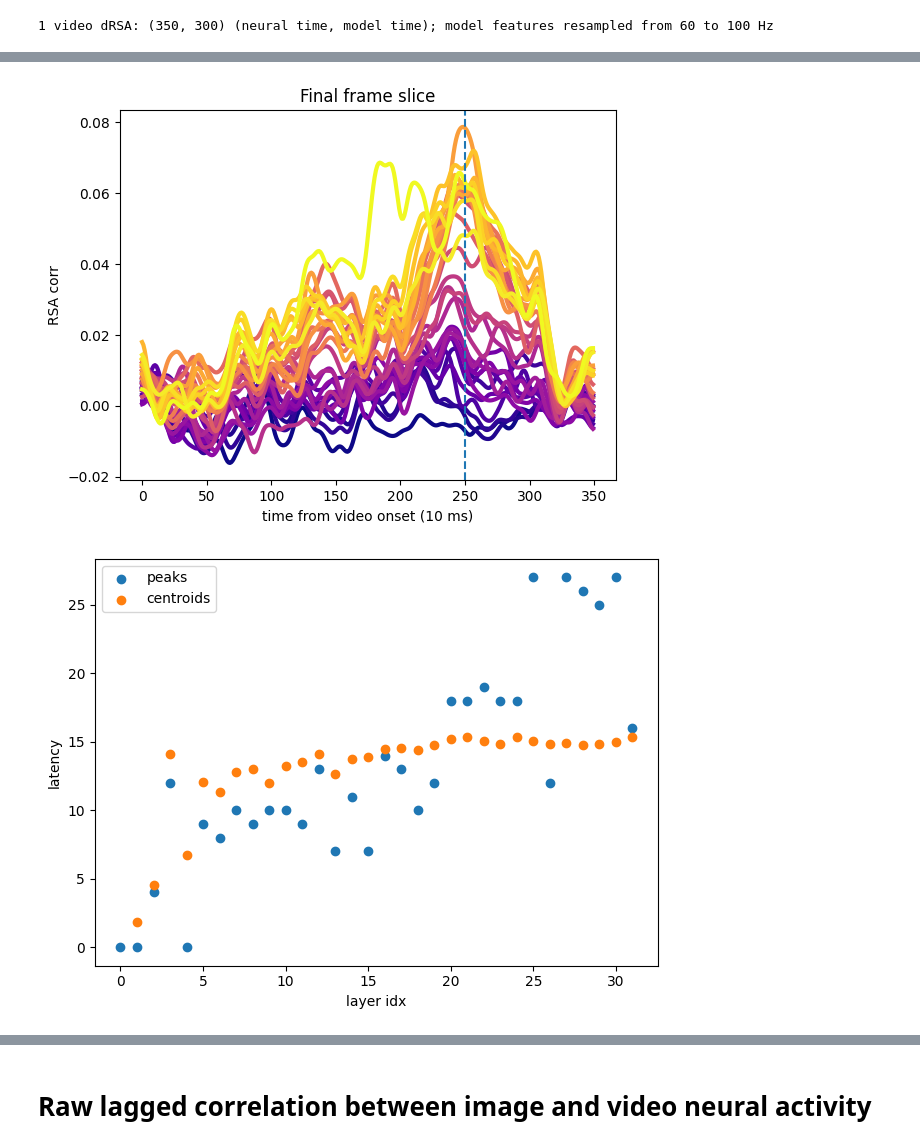
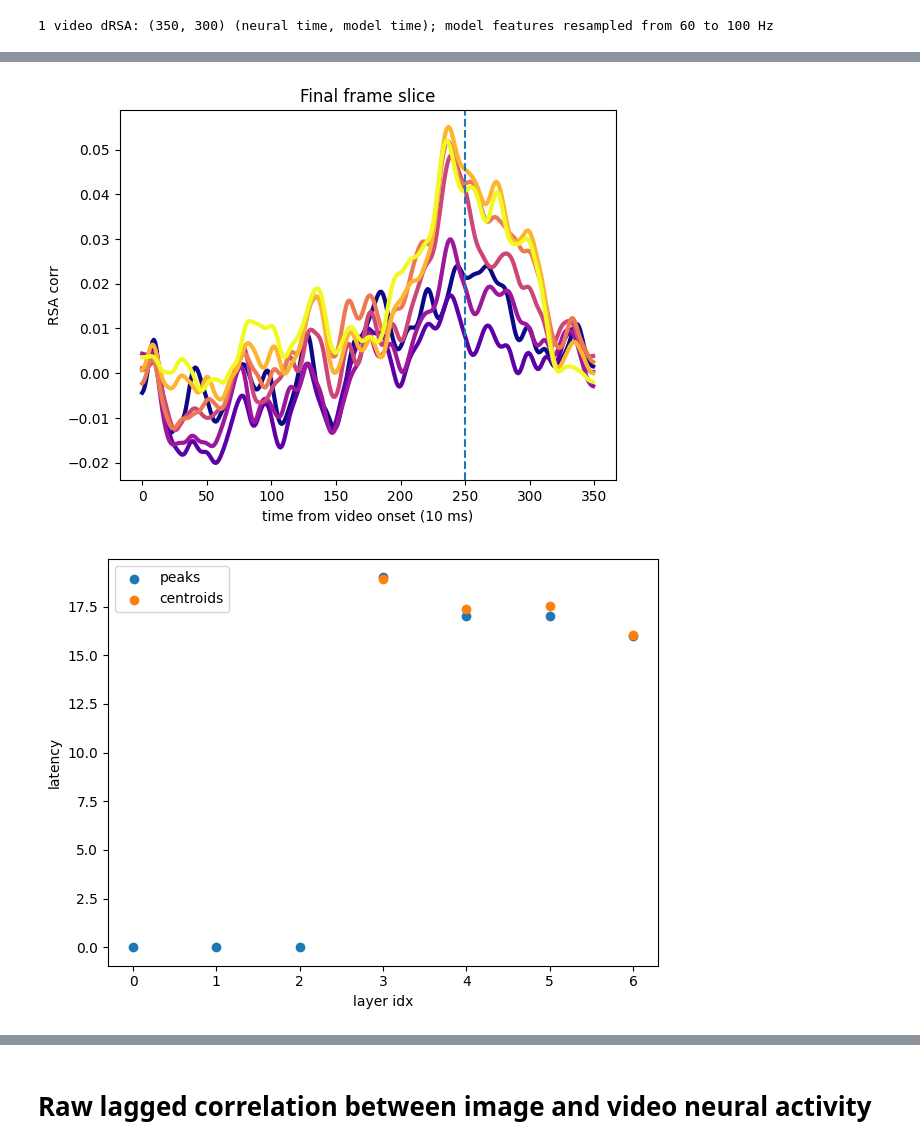
Before and after one commit to TizianoCausin01/static_dynamic, a Jupyter notebook: python_scripts/scripts/summary_figs_report.ipynb, the cells around one changed output, grey strips where cells are left out. Drawn from its saved outputs; the diff is of its cells as text; code cells hidden in the pictures.

```diff
--- a/python_scripts/scripts/summary_figs_report.ipynb
+++ b/python_scripts/scripts/summary_figs_report.ipynb
@@ -39,14 +40,14 @@ from useful_stuff.general_utils.II import dynInformationImbalance
 # %%
 @dataclass
 class Cfg:
-    vid_exp_name: str =  "red_20260720to24" #"paul_20260831to0913" # #   "baby1_260716to24" #
-    img_exp_name: str =  "red_20260726to27" #"paul_20260901to0914" # # # "baby1_260718to27" #
+    vid_exp_name: str =  "paul_20260831to0919" #"red_20260720to0921" # # #   "baby1_260716to24" #
+    img_exp_name: str =  "paul_20260901to0923" #"red_20260726to0923" # #"paul_20260831to0913" # # # "baby1_260718to27" #
 
     # MATLAB channel numbers are one-based and both endpoints are inclusive.
-    good_channels: tuple[int, int] | None = None # (84, 186) #None # None # (101,109) #
-    top_k: int | None = None # 20 # 50
+    good_channels: tuple[int, int] | None = (1,64) # (84, 186) #None # None # (101,109) #
+    top_k: int | None = None #20 # 50
     # Intersect good_channels with the image-session reliability config.
-    use_reliable_channels: bool =  True # False #
+    use_reliable_channels: bool =  True #False # False #
     reliable_channels_config: Path | None = None
     reliable_channels_key: str | None = None
     smoothing = 3
@@ -68,17 +69,13 @@ class Cfg:
     residual_conditions: tuple[str, ...] = ('2000ms', '2250ms')
     residual_delay_embedding_lags: tuple[int, int] = (-1, 1)
     residual_regression_type: str = 'lr'
-    split_half_frame_timings: tuple[str, ...] = (
-        'last_frame', '2000ms', '2250ms',
-    )
     split_half_results_dir: Path | None = None
-    split_half_feature_centering: bool = True
     split_half_use_spearman_brown: bool = True
     split_half_spearman_brown_k: float = 2
     split_half_static_reference_window_ms: tuple[float, float] = (0, 1000)
-    model_name: str = 'ijepa_vith14_1k' #"dino_v3_h" # "alexnet" # #'vjepa2_vitl_fpc64_256' #  #
+    model_name: str = "alexnet" #"dino_v3_h" #'ijepa_vith14_1k' #  #'vjepa2_vitl_fpc64_256' #  #
     model_dataset_name: str = 'static_dynamic'
-    model_pooling: str | None = "mean" #'PC1000'
+    model_pooling: str | None = "PC1000" #'PC1000'
     model_features_dir: Path | None = None
     example_layer = 1
     linewidth=3
@@ -536,40 +522,40 @@ plt.tight_layout()
 # %%
-beginning_ms, end_ms = 2300, 2600
+beginning_ms, end_ms = 2200, 2500
 beginning_idx, end_idx = int(beginning_ms*cfg.new_fs/1000), int(end_ms*cfg.new_fs/1000)
 
 tot_centroids = []
 tot_peaks = []
 window = 7  # smoothing window (samples)
 kernel = np.ones(window) / window
 # fig, ax = plt.subplots(1,2,figsize=(10,6))
 for idx, l in enumerate(layer_names):
     drsa_mat = video_layer_drsa[l]
     lp = gaussian_filter1d(drsa_mat[:,last_frame_idx], sigma=4)#kernel, mode="same")
     # lp[lp<0] = 0
     nonzero_lp = copy.deepcopy(lp)
-    nonzero_lp[nonzero_lp<0] = 0
+    nonzero_lp[nonzero_lp<0.03] = 0
     normalized_lp = nonzero_lp[beginning_idx:end_idx]/np.sum(nonzero_lp[beginning_idx:end_idx])
     centroid = np.dot(normalized_lp, np.arange(len(normalized_lp)))
     tot_centroids.append(centroid)
     tot_peaks.append(np.argmax(normalized_lp))
     plt.plot(lp, color=layer_colors[idx], linewidth=cfg.linewidth)
 plt.axvline(last_frame_idx, linestyle="--")
 # ax[0].set_xticks(np.arange(len(lp))[0:-1:30]);
 # ax[0].set_xticklabels(np.round(np.arange(len(lp))*1000/60).astype(int)[0:-1:30]);
 plt.ylabel("RSA corr")
 plt.xlabel("time from video onset (10 ms)")
 plt.title("Final frame slice")
 plt.figure()
 plt.scatter(np.arange(len(tot_centroids)), tot_peaks, label="peaks")
 plt.scatter(np.arange(len(tot_centroids)), tot_centroids, label="centroids")
 plt.xlabel("layer idx")
 plt.ylabel("latency")
 # plt.ylim([30,55])
 plt.legend()
 plt.tight_layout()
 # %% [output]
-[figure, old version]
+[figure, new version]
-[figure, old version]
+[figure, new version]
 # %%
 # Extract the main diagonal, where neural time equals model time.
 diagonal_fs = video_neural_ts.get_fs()
```
Also changed, not shown: parts of 28 cells of this notebook, 1 other file.
